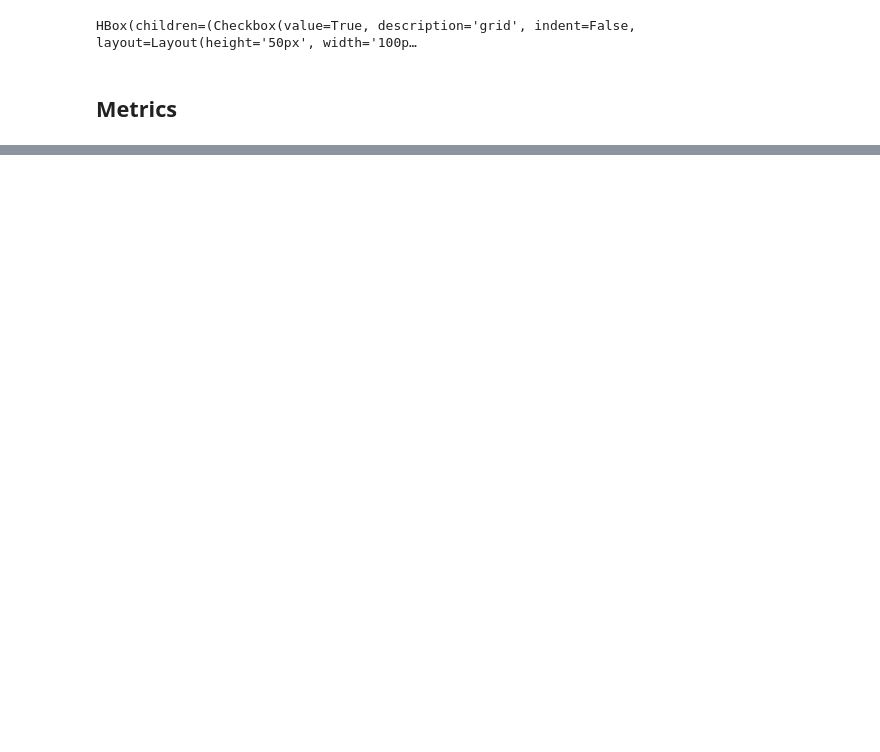
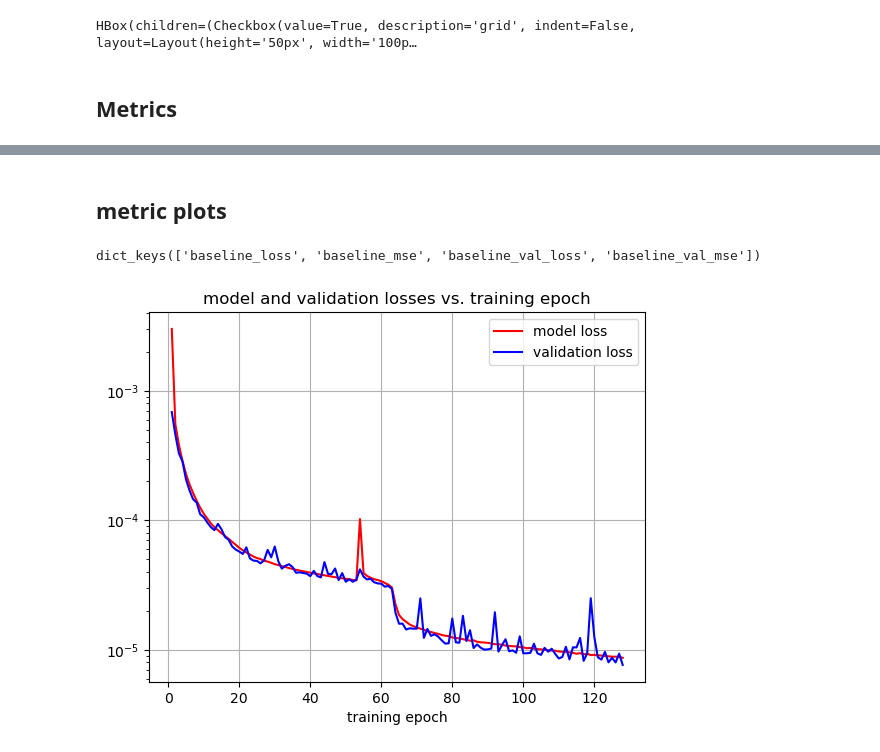
Before and after one commit to sejin8642/projnmr, a Jupyter notebook: scripts/prototyping.ipynb, the cells around one changed output, grey strips where cells are left out. Cells and saved outputs as stored; diff of their text form; code cells hidden in the pictures; blank space fills up the shorter version.

Commit message:
completed generating performance metrics and plots for training performance and correction comparison plots

```diff
--- a/scripts/prototyping.ipynb
+++ b/scripts/prototyping.ipynb
@@ -1233,0 +1180,37 @@ np.square
+# %% [markdown]
+## metric plots
+# %%
+baseline_losses = ['baseline_loss', 'baseline_mse', 'baseline_val_loss', 'baseline_val_mse']
+losses_dict = {}
+for loss in baseline_losses:
+    losses_dict[loss] = np.load(loss + '.npy')
+# %%
+losses_dict.keys()
+# %% [output]
+dict_keys(['baseline_loss', 'baseline_mse', 'baseline_val_loss', 'baseline_val_mse'])
+# %%
+model_losses = losses_dict['baseline_loss']
+validation_losses = losses_dict['baseline_val_loss']
+iterations = np.linspace(1, len(validation_losses), len(validation_losses))
+# %%
+# loss plot
+plt.plot(iterations, model_losses, label='model loss', color='red')
+
+# validation loss plot
+plt.plot(iterations, validation_losses, label='validation loss', color='blue')
+
+# log scale
+plt.yscale('log')
+
+# Set the labels and title
+plt.xlabel('training epoch')
+plt.title('model and validation losses vs. training epoch')
+plt.grid(True)
+
+# Add a legend
+plt.legend()
+
+# Show the plot
+plt.show()
+# %% [output]
+[figure, added]
```
Also changed, not shown: parts of 78 cells of this notebook, 15 other files.
